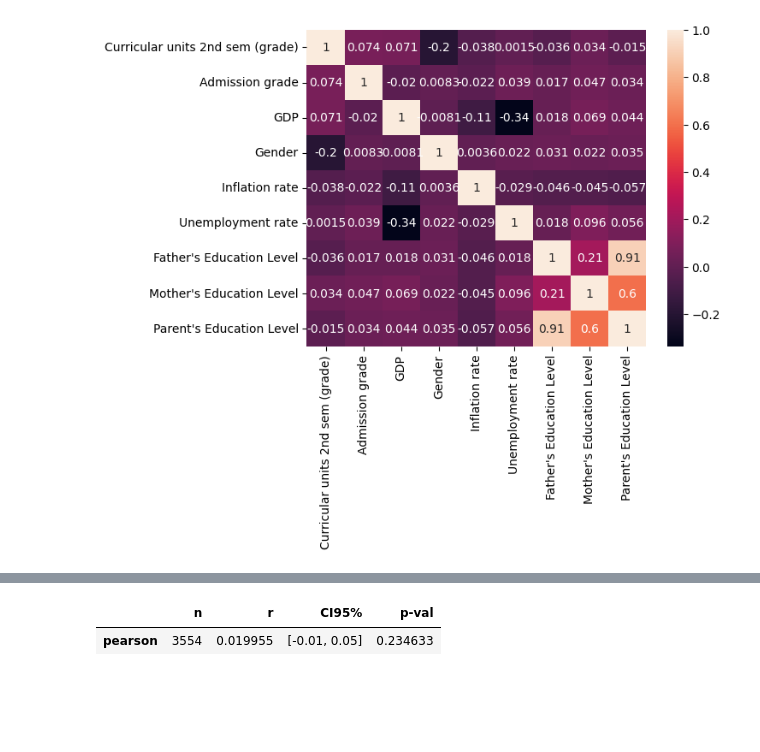
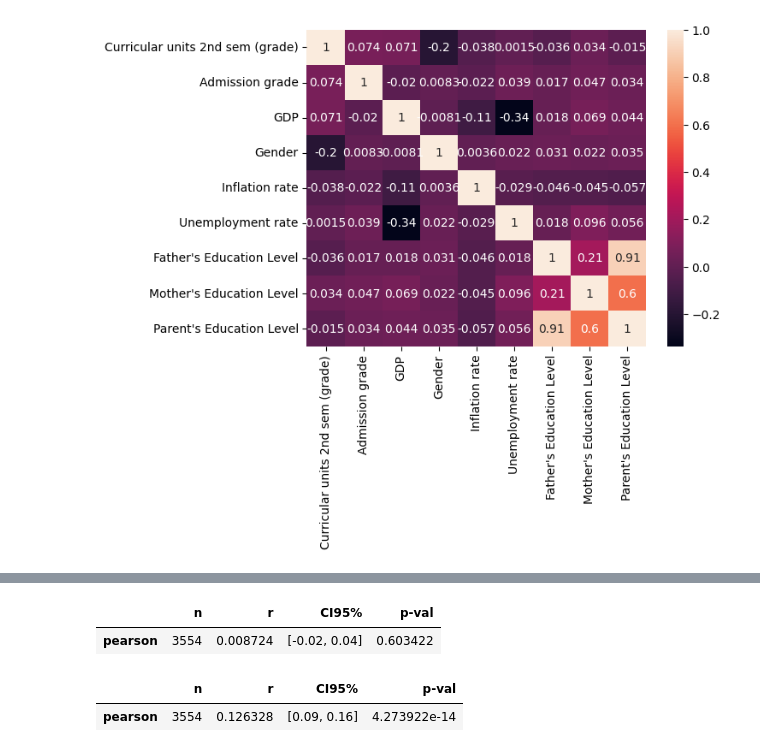
Before and after one commit to Firebolt/BusinessAnalyticsProject, a Jupyter notebook: Test.ipynb, the cells around one changed output, grey strips where cells are left out. Saved outputs shown, nothing was run; the diff lists cells and outputs as text; code cells hidden in the pictures; blank space fills up the shorter version.

```diff
--- a/Test.ipynb
+++ b/Test.ipynb
@@ -447,5 +447,10 @@ pg.partial_corr(data = data, x = 'Inflation rate', y = 'Final Grade', y_covar=['
 # %%
-pg.partial_corr(data = data, x = 'Displaced', y = 'Final Grade', y_covar=['Father\'s Education Level', 'Mother\'s Education Level', 'GDP', 'Gender', 'Inflation rate', 'Tuition fees up to date ])
+pg.partial_corr(data = data, x = 'Displaced', y = 'Final Grade', y_covar=['Father\'s Education Level', 'Mother\'s Education Level', 'GDP', 'Gender', 'Inflation rate', 'Tuition fees up to date'])
 # %% [output]
 |  | n | r | CI95% | p-val |
-| pearson | 3554 | 0.019955 | [-0.01, 0.05] | 0.234633 |
+| pearson | 3554 | 0.008724 | [-0.02, 0.04] | 0.603422 |
+# %%
+pg.partial_corr(data = data, x = 'Tuition fees up to date', y = 'Final Grade', y_covar=['Father\'s Education Level', 'Mother\'s Education Level', 'GDP', 'Gender', 'Inflation rate', 'Displaced'])
+# %% [output]
+|  | n | r | CI95% | p-val |
+| pearson | 3554 | 0.126328 | [0.09, 0.16] | 4.273922e-14 |
```
Also changed, not shown: parts of 4 cells of this notebook.
